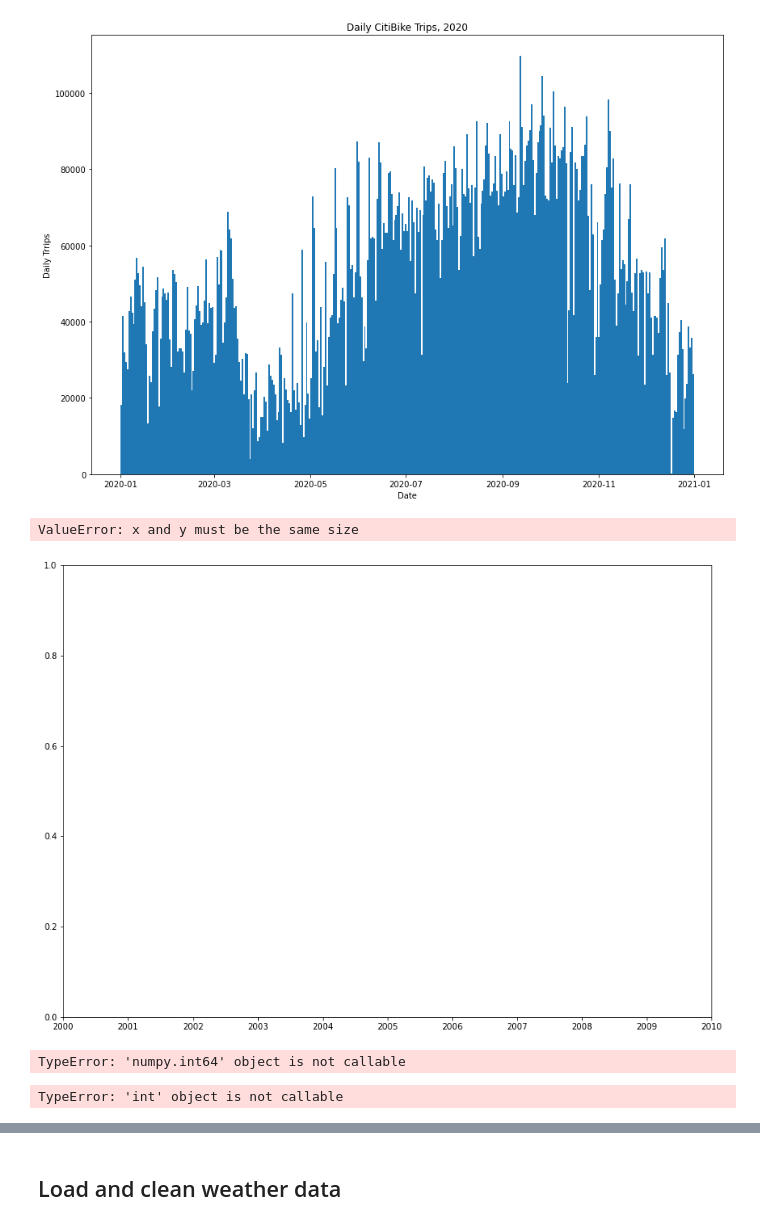
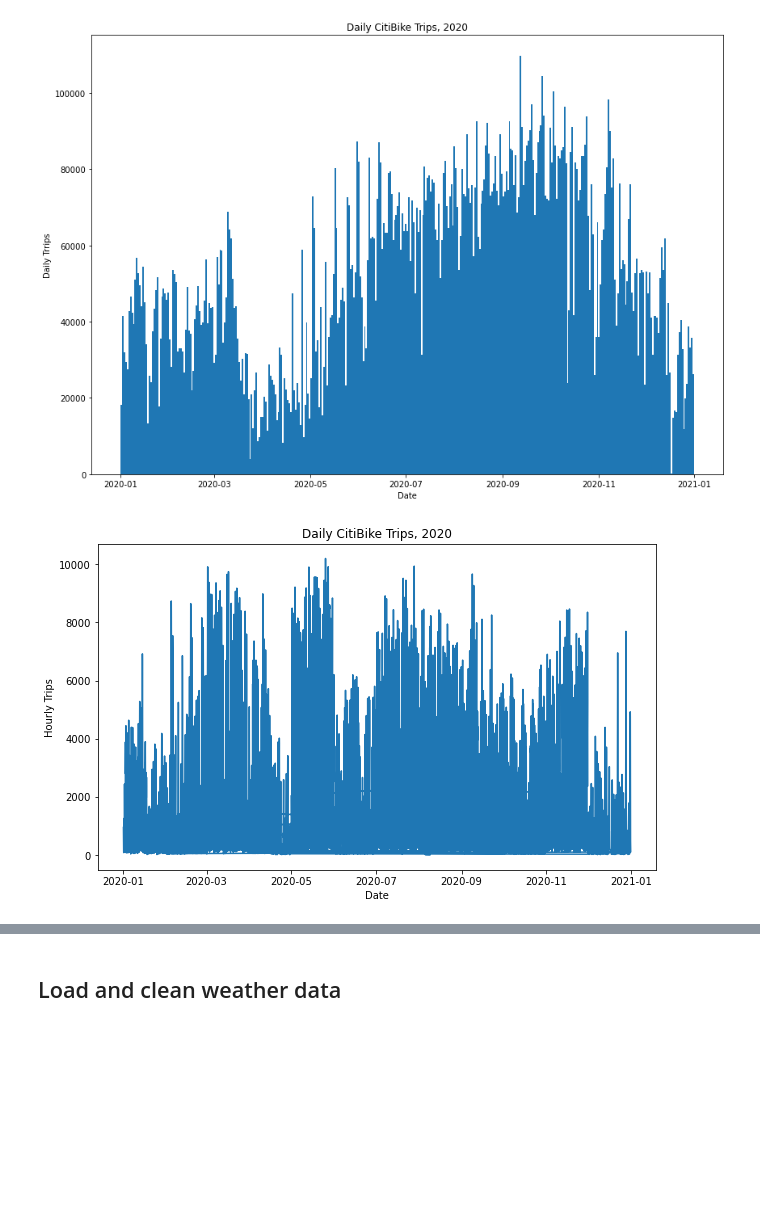
Before and after one commit to leckieje/fair_weather_cyclists, a Jupyter notebook: bike_weather_20.ipynb, the cells around one changed output, grey strips where cells are left out. Drawn from its saved outputs; the diff is of its cells as text; code cells hidden in the pictures; blank space fills up the shorter version.

```diff
--- a/bike_weather_20.ipynb
+++ b/bike_weather_20.ipynb
@@ -116,13 +126,3 @@ ax.set_xlabel('Date')
 ax.set_title('Daily CitiBike Trips, 2020');
 # %% [output]
 [figure]
-# %%
-fig, ax = plt.subplots(figsize=(14,10))
-
-ax.scatter(bike_trips['starttime'], ys)
-ax.set_ylabel('Daily Trrips')
-ax.set_xlabel('Date')
-ax.set_title('Daily CitiBike Trips, 2020');
-# %% [output]
-ValueError: x and y must be the same size
-[figure, removed]
@@ -132,8 +129,12 @@ xs = sorted(bike_trips['date_to_hour'].unique())
-# %%
-ys.size()
-# %% [output]
-TypeError: 'numpy.int64' object is not callable
-# %%
-np.array(xs).size()
-# %% [output]
-TypeError: 'int' object is not callable
+# %%
+ys = bike_trips.groupby('date_to_hour_dt').count()
+xs = bike_trips['date_to_hour_dt'].unique()
+# %%
+fig, ax = plt.subplots(figsize=(10,6))
+
+ax.plot(xs, ys['date_to_hour'])
+ax.set_ylabel('Hourly Trips')
+ax.set_xlabel('Date')
+ax.set_title('Daily CitiBike Trips, 2020');
+# %% [output]
+[figure, added]
```
Also changed, not shown: parts of 45 cells of this notebook.
